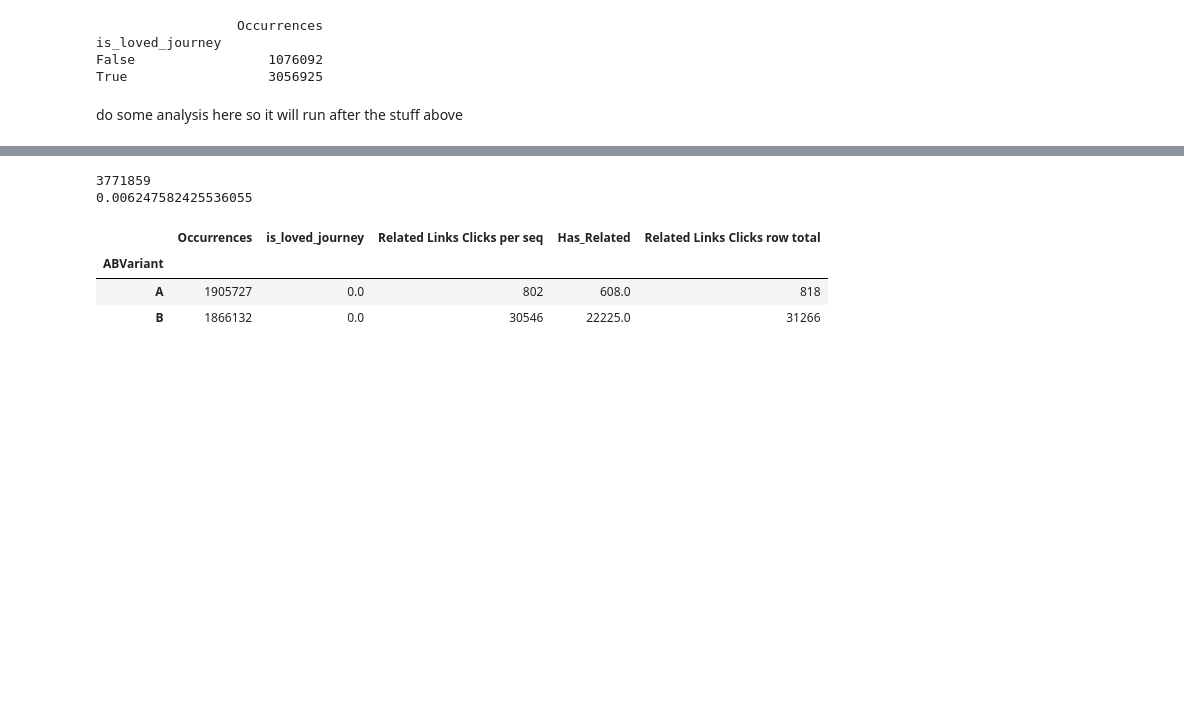
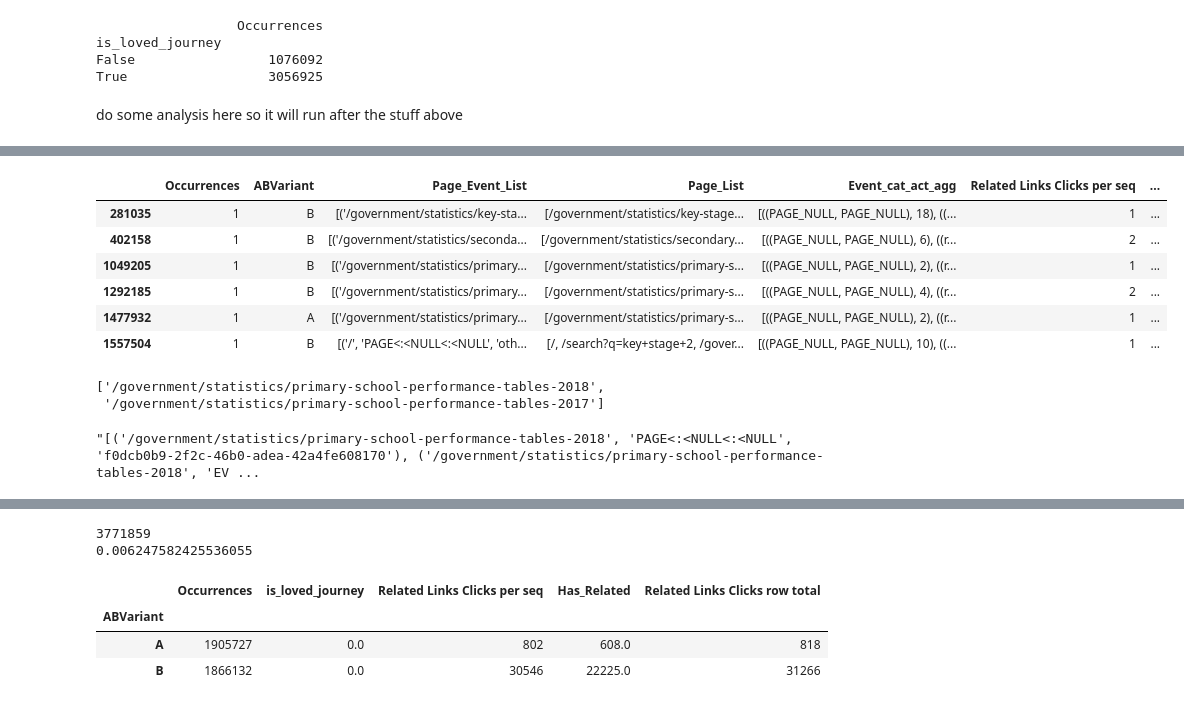
Before and after one commit to alphagov/govuk_ab_analysis, a Jupyter notebook: notebooks/get all unloved journeys 201902 14-18 more filtering.ipynb, the cells around one changed output, grey strips where cells are left out. Drawn from its saved outputs; the diff is of its cells as text; code cells hidden in the pictures; blank space fills up the shorter version.

```diff
--- a/notebooks/get all unloved journeys 201902 14-18 more filtering.ipynb
+++ b/notebooks/get all unloved journeys 201902 14-18 more filtering.ipynb
@@ -155,3 +174,35 @@ def is_related(x):
+# %%
+# get the number of related links clicks per Sequence
+df_18['Related Links Clicks per seq'] = df_18['Event_cat_act_agg'].map(sum_related_click_events)
+# %%
+# map across the Sequence variable, which includes pages and Events
+# we want to pass all the list elements to a function one-by-one and then collect the output.
+df_18["Has_Related"] = df_18["Related Links Clicks per seq"].map(is_related)
+
+# df_all['Related Links Clicks row total'] = df_all['Related Links Clicks per seq'] * df_all['Occurrences']
+# %%
+df_18['Page_List'] = df_18['Page_List'].apply(ast.literal_eval)
+# %%
+df_18['primary'] = df_18['Page_List'].apply(lambda x: '/government/statistics/primary-school-performance-tables-2018' in x)
+# %%
+df_18[(df_18['primary']) & (df_18['Has_Related'])]
+# %% [output]
+|  | Occurrences | ABVariant | Page_Event_List | Page_List | Event_cat_act_agg | Related Links Clicks per seq | ... |
+| 281035 | 1 | B | [('/government/statistics/key-sta... | [/government/statistics/key-stage... | [((PAGE_NULL, PAGE_NULL), 18), ((... | 1 | ... |
+| 402158 | 1 | B | [('/government/statistics/seconda... | [/government/statistics/secondary... | [((PAGE_NULL, PAGE_NULL), 6), ((r... | 2 | ... |
+| 1049205 | 1 | B | [('/government/statistics/primary... | [/government/statistics/primary-s... | [((PAGE_NULL, PAGE_NULL), 2), ((r... | 1 | ... |
+| 1292185 | 1 | B | [('/government/statistics/primary... | [/government/statistics/primary-s... | [((PAGE_NULL, PAGE_NULL), 4), ((r... | 2 | ... |
+| 1477932 | 1 | A | [('/government/statistics/primary... | [/government/statistics/primary-s... | [((PAGE_NULL, PAGE_NULL), 2), ((r... | 1 | ... |
+| 1557504 | 1 | B | [('/', 'PAGE<:<NULL<:<NULL', 'oth... | [/, /search?q=key+stage+2, /gover... | [((PAGE_NULL, PAGE_NULL), 10), ((... | 1 | ... |
+# %%
+df_18['Page_List'][1477932]
+# %% [output]
+['/government/statistics/primary-school-performance-tables-2018',
+ '/government/statistics/primary-school-performance-tables-2017']
+# %%
+df_18['Page_Event_List'][1477932]
+# %% [output]
+"[('/government/statistics/primary-school-performance-tables-2018', 'PAGE<:<NULL<:<NULL', 'f0dcb0b9-2f2c-46b0-adea-42a4fe608170'), ('/government/statistics/primary-school-performance-tables-2018', 'EV ...
 # %%
 # get the number of related links clicks per Sequence
 unloved_df['Related Links Clicks per seq'] = unloved_df['Event_cat_act_agg'].map(sum_related_click_events)
```
Also changed, not shown: parts of 17 cells of this notebook.
